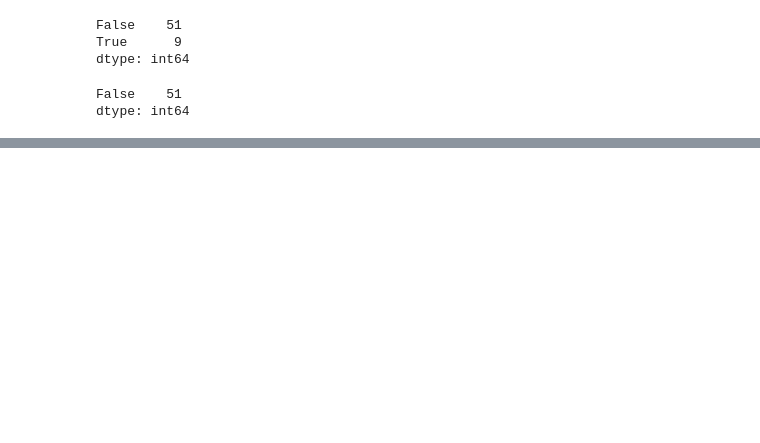
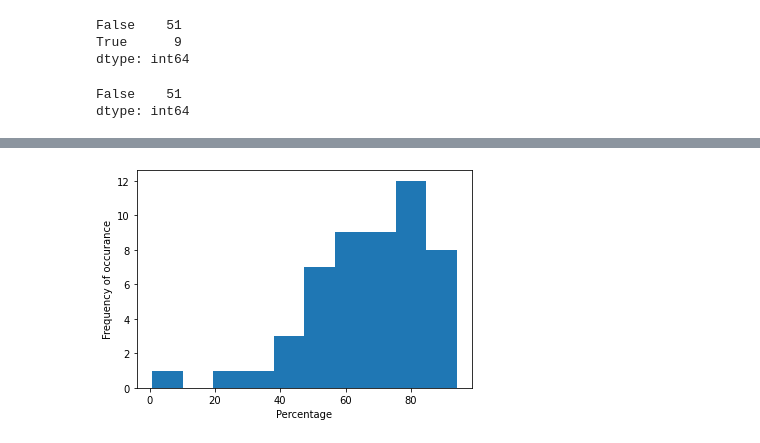
Before and after one commit to ammad19/AI-course-exercises, a Jupyter notebook: pandas_assignment.ipynb, the cells around one changed output, grey strips where cells are left out. Cells and saved outputs as stored; diff of their text form; code cells hidden in the pictures; blank space fills up the shorter version.

```diff
--- a/pandas_assignment.ipynb
+++ b/pandas_assignment.ipynb
@@ -291,0 +409,7 @@ pyplot.show()
+# %%
+pyplot.hist(us_census.White)
+pyplot.xlabel('Percentage')
+pyplot.ylabel('Frequency of occurance')
+pyplot.show()
+# %% [output]
+[figure, added]
```
Also changed, not shown: parts of 28 cells of this notebook.
